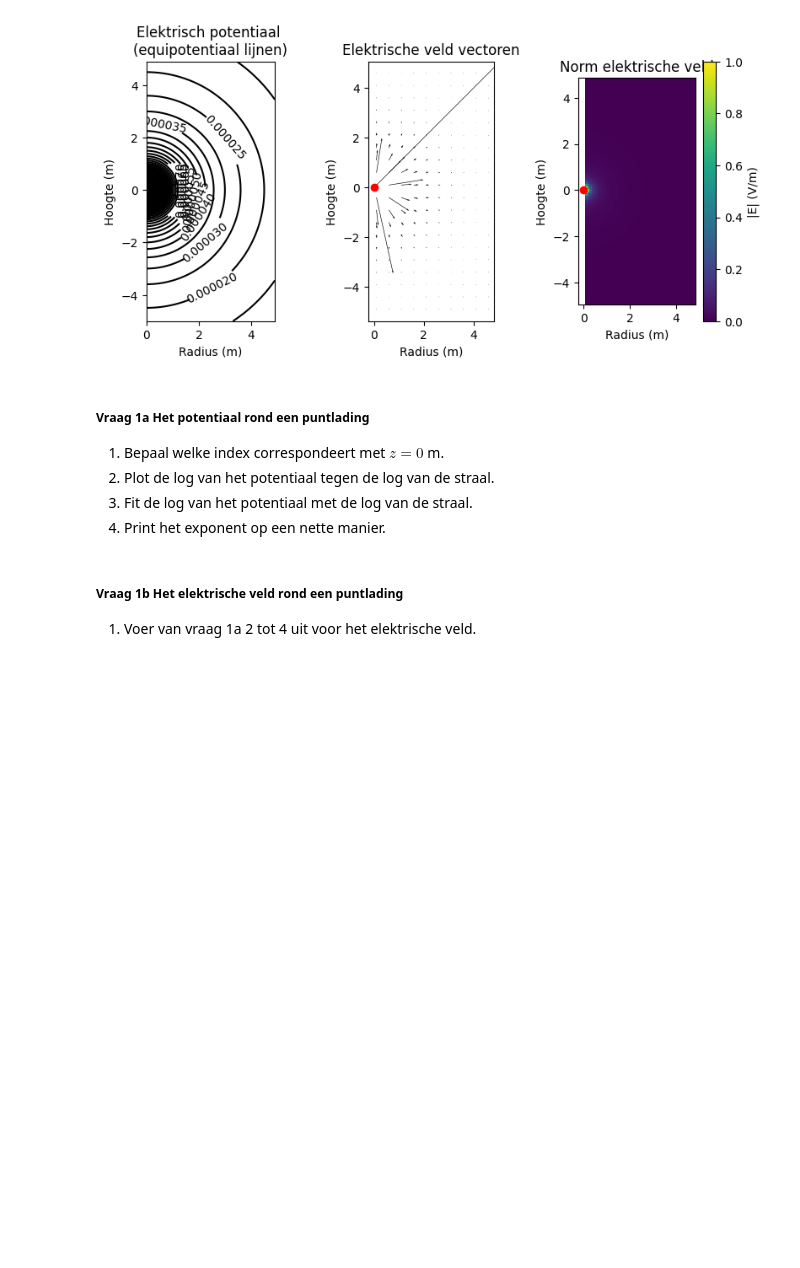
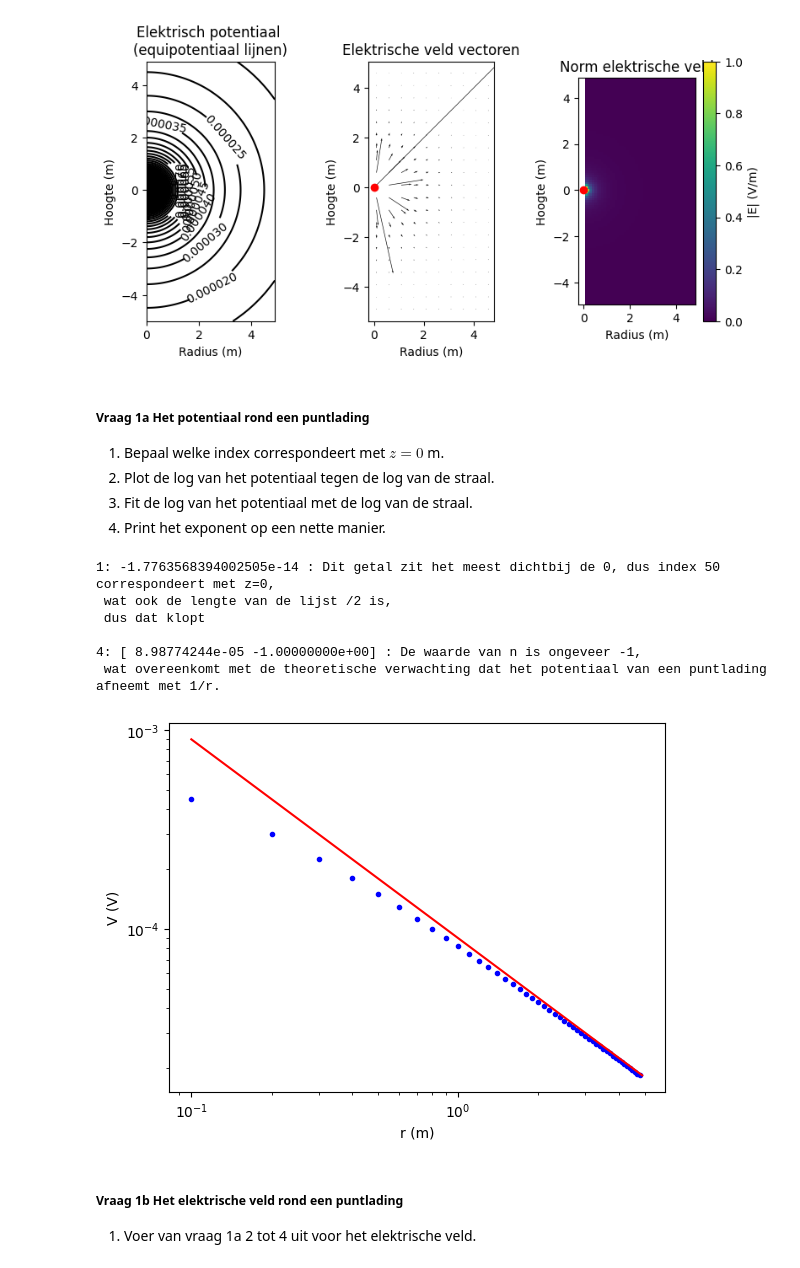
Before and after one commit to Daan401/DEF-repo, a Jupyter notebook: DigitaleOntwerpopdrachten/1CondensatorOpdracht/CondensatorOntwerpopdracht.ipynb, the cells around one changed output. Drawn from its saved outputs; the diff is of its cells as text; code cells hidden in the pictures; blank space fills up the shorter version.

```diff
--- a/DigitaleOntwerpopdrachten/1CondensatorOpdracht/CondensatorOntwerpopdracht.ipynb
+++ b/DigitaleOntwerpopdrachten/1CondensatorOpdracht/CondensatorOntwerpopdracht.ipynb
@@ -87,9 +87,30 @@ plot_results_pt_charge_at_origin(Ez, Er, normE, V, r, z, grid_step)
 3. Fit de log van het potentiaal met de log van de straal.
 4. Print het exponent op een nette manier.
 # %%
+from scipy.optimize import curve_fit
+###Hier jouw code###
+print("1:", z[50], ": Dit getal zit het meest dichtbij de 0, dus index 50 correspondeert met z=0,\n wat ook de lengte van de lijst /2 is, \n dus dat klopt")
+
+plt.loglog(r[:49],V[51:100,0],"b.")
+plt.xlabel("r (m)")
+plt.ylabel("V (V)")
+def V_func(r, A,n):
+    return A*r**n
+values, covariance = curve_fit(V_func, r[1:50], V[51:100,0])
+r_test = np.linspace(min(r[1:50]),max(r[1:50]),1000)
+V_fit= V_func(r_test, *values)
+plt.loglog(r_test, V_fit, "r-")
+print ("\n4:", values, ": De waarde van n is ongeveer -1,\n wat overeenkomt met de theoretische verwachting dat het potentiaal van een puntlading afneemt met 1/r.")
+
 ###
-###Hier jouw code###
-###
+# %% [output]
+1: -1.7763568394002505e-14 : Dit getal zit het meest dichtbij de 0, dus index 50 correspondeert met z=0,
+ wat ook de lengte van de lijst /2 is,
+ dus dat klopt
+
+4: [ 8.98774244e-05 -1.00000000e+00] : De waarde van n is ongeveer -1,
+ wat overeenkomt met de theoretische verwachting dat het potentiaal van een puntlading afneemt met 1/r.
+[figure, added]
 # %% [markdown]
 ##### Vraag 1b Het elektrische veld rond een puntlading
 1. Voer van vraag 1a 2 tot 4 uit voor het elektrische veld.
```
Also changed, not shown: parts of 1 cell of this notebook.
